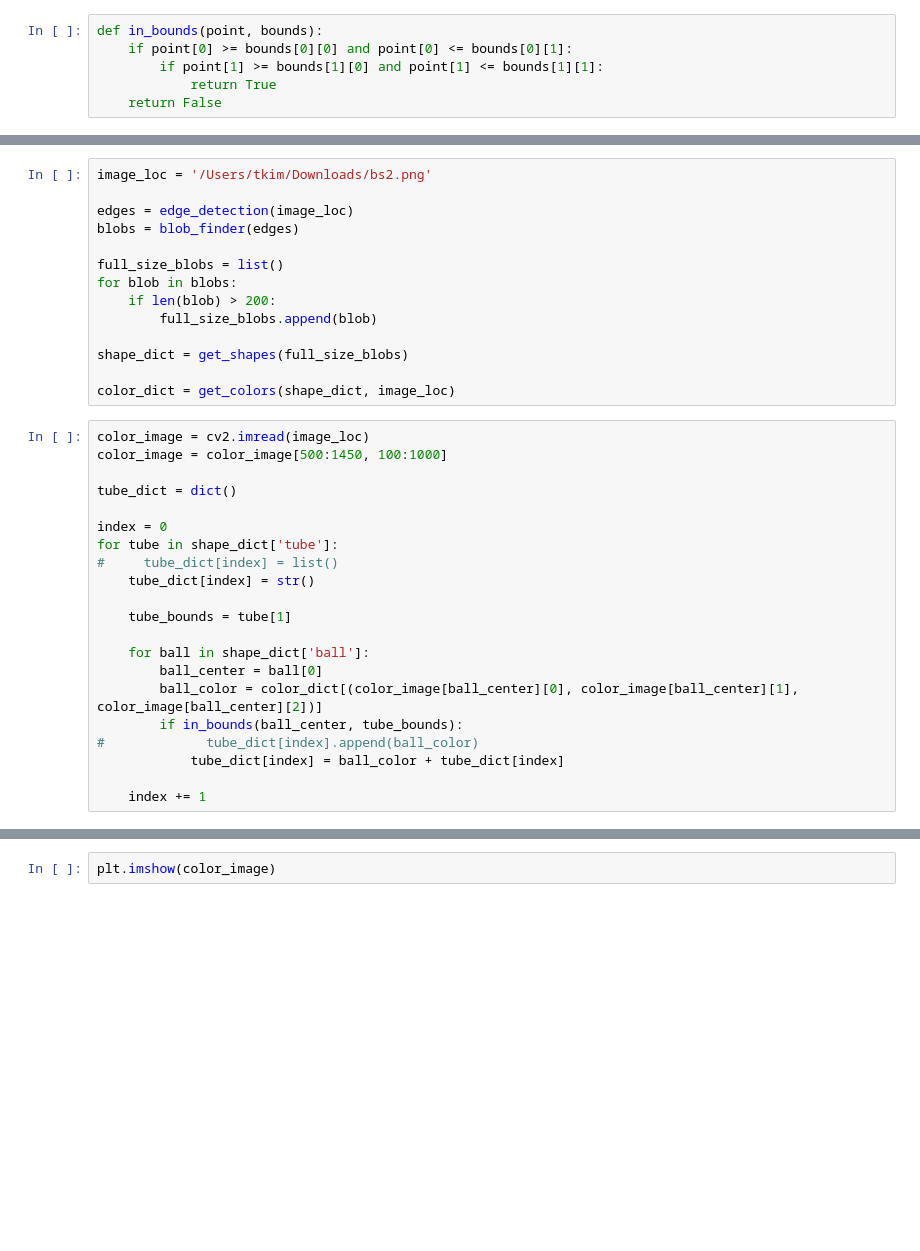
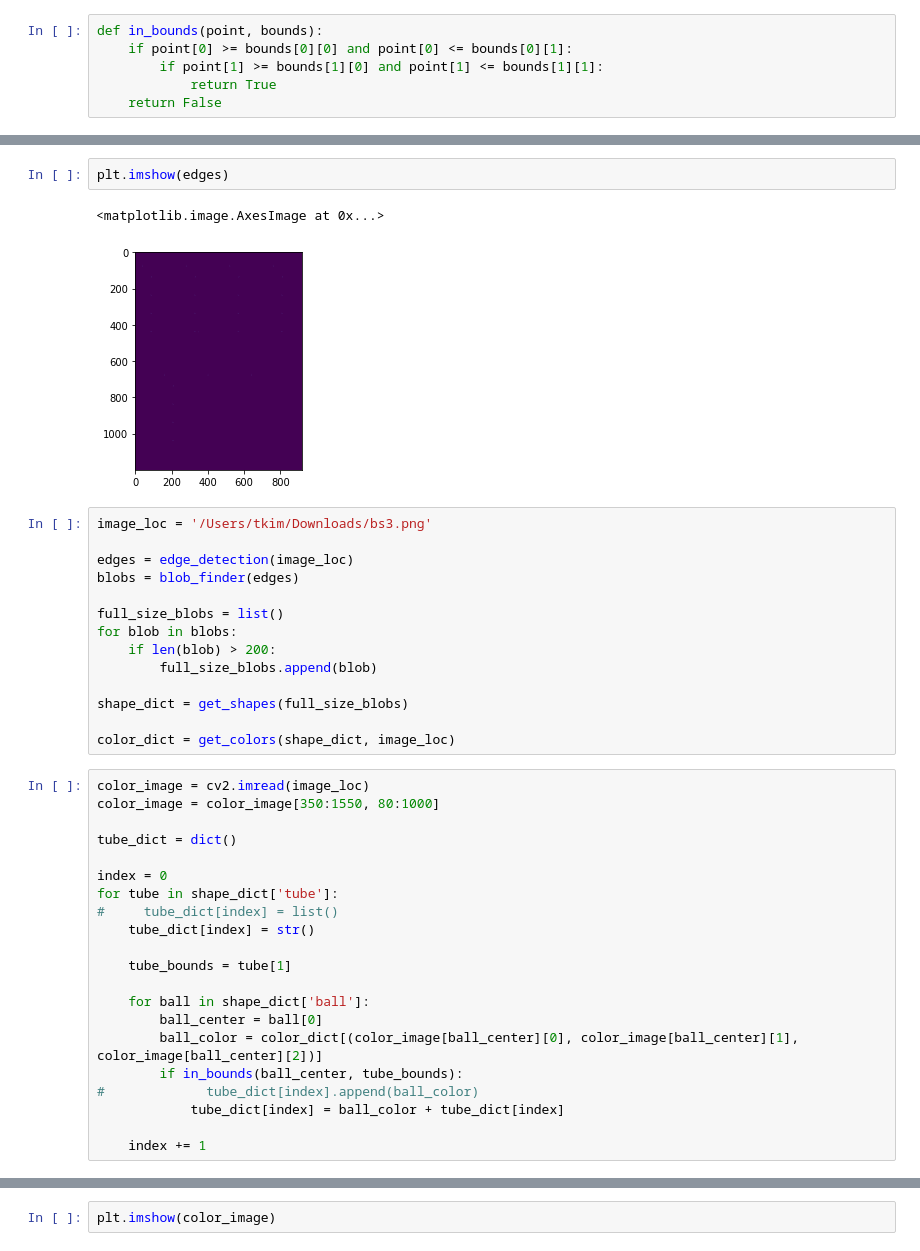
Before and after one commit to tkim338/ball-sorter, a Jupyter notebook: interpret_image.ipynb, the cells around one changed output, grey strips where cells are left out. Drawn from its saved outputs; the diff is of its cells as text; blank space fills up the shorter version.

```diff
--- a/interpret_image.ipynb
+++ b/interpret_image.ipynb
@@ -128,5 +136,10 @@ def in_bounds(point, bounds):
+# %%
+plt.imshow(edges)
+# %% [output]
+<matplotlib.image.AxesImage at 0x...>
+[figure, added]
 # %%
-image_loc = '/Users/tkim/Downloads/bs2.png'
+image_loc = '/Users/tkim/Downloads/bs3.png'
 
 edges = edge_detection(image_loc)
 blobs = blob_finder(edges)
@@ -141,7 +154,7 @@ shape_dict = get_shapes(full_size_blobs)
 color_dict = get_colors(shape_dict, image_loc)
 # %%
 color_image = cv2.imread(image_loc)
-color_image = color_image[500:1450, 100:1000]
+color_image = color_image[350:1550, 80:1000]
 
 tube_dict = dict()
 
```
Also changed, not shown: parts of 4 cells of this notebook, 5 other files.
